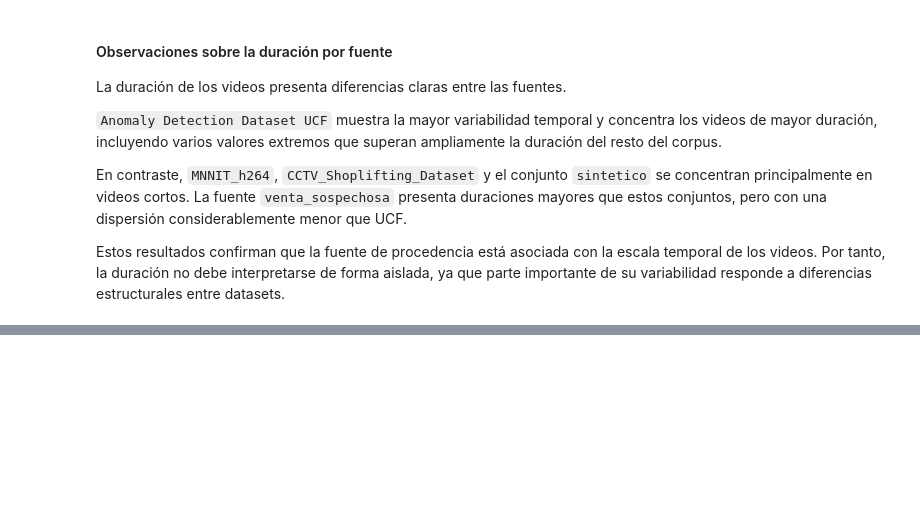
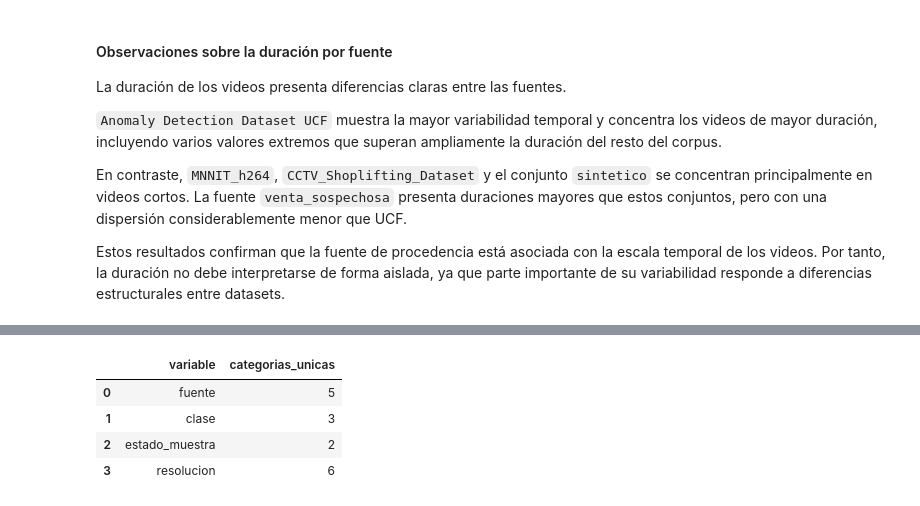
Before and after one commit to joseluistinajero/MNA---Proyecto-Integrador, a Jupyter notebook: Notebooks/Avance1_Equipo41.ipynb, the cells around one changed output, grey strips where cells are left out. Cells and saved outputs as stored; diff of their text form; code cells hidden in the pictures; blank space fills up the shorter version.

```diff
--- a/Notebooks/Avance1_Equipo41.ipynb
+++ b/Notebooks/Avance1_Equipo41.ipynb
@@ -674,0 +748,23 @@ Estos resultados confirman que la fuente de procedencia está asociada con la es
+# %%
+cardinalidad = pd.DataFrame({
+    "variable": [
+        "fuente",
+        "clase",
+        "estado_muestra",
+        "resolucion"
+    ],
+    "categorias_unicas": [
+        df["fuente"].nunique(),
+        df["clase"].nunique(),
+        df["estado_muestra"].nunique(),
+        df["resolucion"].nunique()
+    ]
+})
+
+cardinalidad
+# %% [output]
+|  | variable | categorias_unicas |
+| 0 | fuente | 5 |
+| 1 | clase | 3 |
+| 2 | estado_muestra | 2 |
+| 3 | resolucion | 6 |
```
Also changed, not shown: parts of 12 cells of this notebook.
